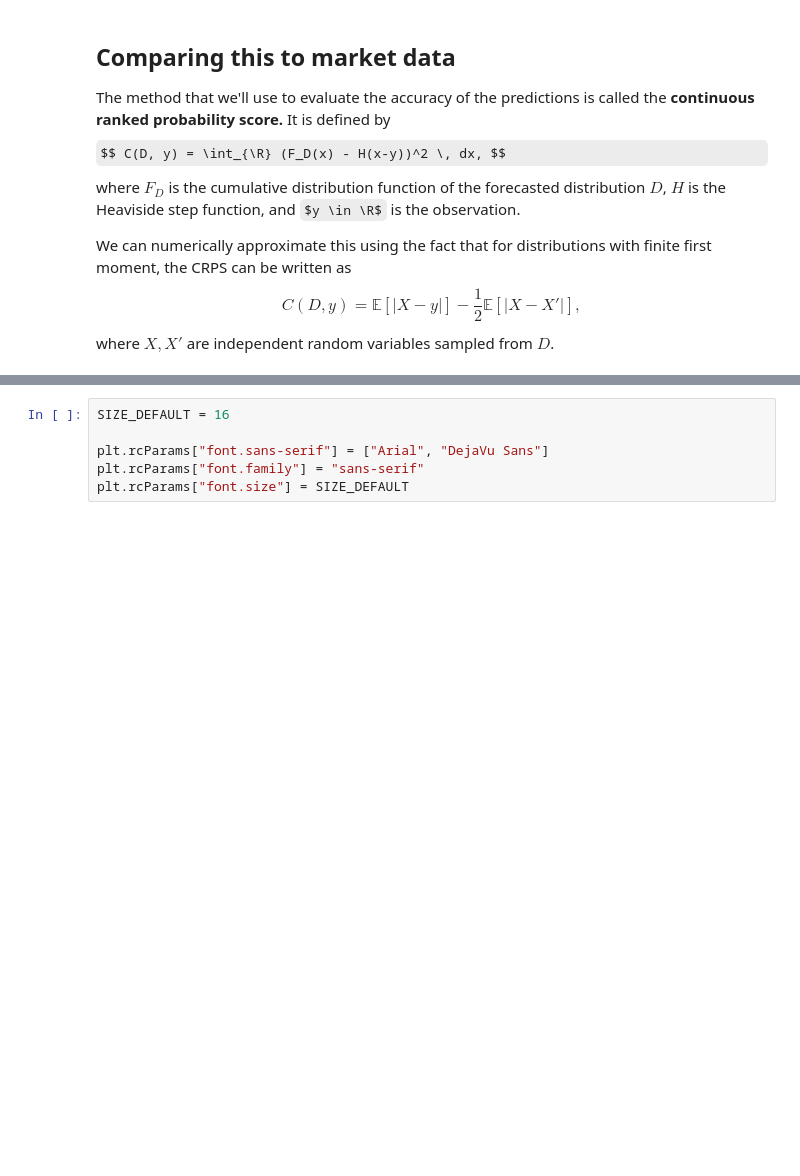
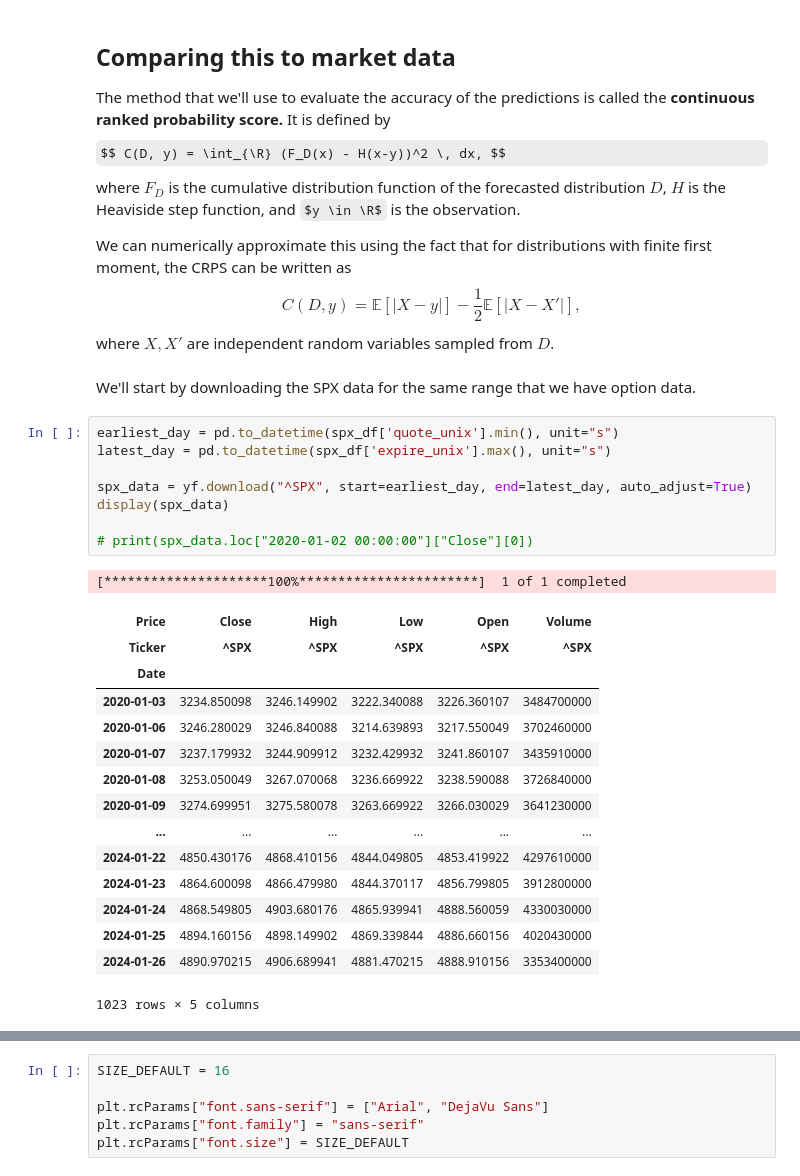
Before and after one commit to swbuchanan/implied-stock-distributions, a Jupyter notebook: project.ipynb, the cells around one changed output, grey strips where cells are left out. Saved outputs shown, nothing was run; the diff lists cells and outputs as text; some formulas as TeX source; blank space fills up the shorter version.

```diff
--- a/project.ipynb
+++ b/project.ipynb
@@ -460,4 +463,33 @@ where $F_D$ is the cumulative distribution function of the forecasted distributi
 We can numerically approximate this using the fact that for distributions with finite first moment, the CRPS can be written as
 $$C(D, y) = \mathbb E[|X - y|] - \frac 1 2 \mathbb E[|X - X'|],$$
 where $X, X'$ are independent random variables sampled from $D$.
+# %% [markdown]
+
+
+We'll start by downloading the SPX data for the same range that we have option data.
+# %%
+earliest_day = pd.to_datetime(spx_df['quote_unix'].min(), unit="s")
+latest_day = pd.to_datetime(spx_df['expire_unix'].max(), unit="s")
+
+spx_data = yf.download("^SPX", start=earliest_day, end=latest_day, auto_adjust=True)
+display(spx_data)
+
+# print(spx_data.loc["2020-01-02 00:00:00"]["Close"][0])
+# %% [output]
+[*********************100%***********************]  1 of 1 completed
+| Price | Close | High | Low | Open | Volume |
+| Ticker | ^SPX | ^SPX | ^SPX | ^SPX | ^SPX |
+| Date |  |  |  |  |  |
+| 2020-01-03 | 3234.850098 | 3246.149902 | 3222.340088 | 3226.360107 | 3484700000 |
+| 2020-01-06 | 3246.280029 | 3246.840088 | 3214.639893 | 3217.550049 | 3702460000 |
+| 2020-01-07 | 3237.179932 | 3244.909912 | 3232.429932 | 3241.860107 | 3435910000 |
+| 2020-01-08 | 3253.050049 | 3267.070068 | 3236.669922 | 3238.590088 | 3726840000 |
+| 2020-01-09 | 3274.699951 | 3275.580078 | 3263.669922 | 3266.030029 | 3641230000 |
+| ... | ... | ... | ... | ... | ... |
+| 2024-01-22 | 4850.430176 | 4868.410156 | 4844.049805 | 4853.419922 | 4297610000 |
+| 2024-01-23 | 4864.600098 | 4866.479980 | 4844.370117 | 4856.799805 | 3912800000 |
+| 2024-01-24 | 4868.549805 | 4903.680176 | 4865.939941 | 4888.560059 | 4330030000 |
+| 2024-01-25 | 4894.160156 | 4898.149902 | 4869.339844 | 4886.660156 | 4020430000 |
+| 2024-01-26 | 4890.970215 | 4906.689941 | 4881.470215 | 4888.910156 | 3353400000 |
+1023 rows × 5 columns
 # %%
```
Also changed, not shown: parts of 8 cells of this notebook.
